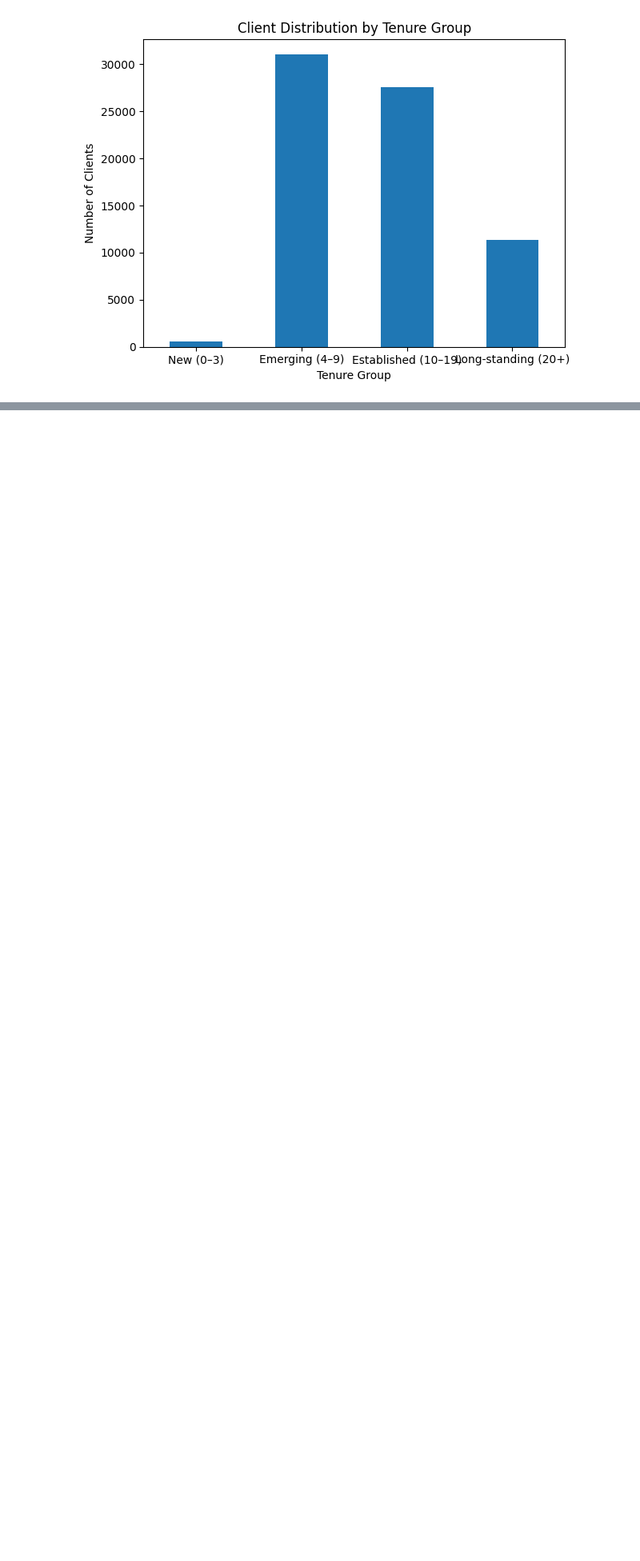
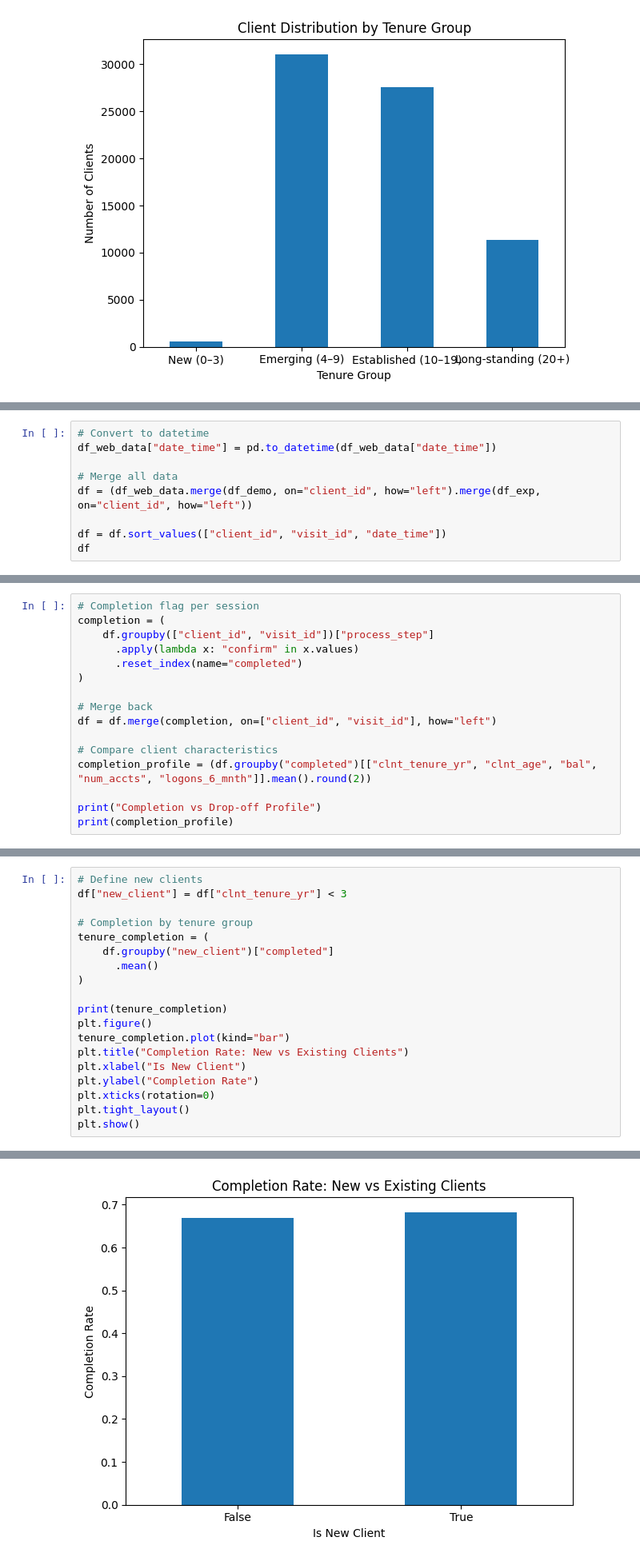
Before and after one commit to CharulMathur4592/week5_project_ab_testing, a Jupyter notebook: notebooks/analysis_charul.ipynb, the cells around one changed output, grey strips where cells are left out. Shown at 80% size. Saved outputs shown, nothing was run; the diff lists cells and outputs as text; blank space fills up the shorter version.

```diff
--- a/notebooks/analysis_charul.ipynb
+++ b/notebooks/analysis_charul.ipynb
@@ -79,0 +106,9 @@ plt.show()
+# %%
+# Convert to datetime
+df_web_data["date_time"] = pd.to_datetime(df_web_data["date_time"])
+
+# Merge all data
+df = (df_web_data.merge(df_demo, on="client_id", how="left").merge(df_exp, on="client_id", how="left"))
+
+df = df.sort_values(["client_id", "visit_id", "date_time"])
+df
@@ -79,0 +131,16 @@ plt.show()
+# %%
+# Completion flag per session
+completion = (
+    df.groupby(["client_id", "visit_id"])["process_step"]
+      .apply(lambda x: "confirm" in x.values)
+      .reset_index(name="completed")
+)
+
+# Merge back
+df = df.merge(completion, on=["client_id", "visit_id"], how="left")
+
+# Compare client characteristics
+completion_profile = (df.groupby("completed")[["clnt_tenure_yr", "clnt_age", "bal", "num_accts", "logons_6_mnth"]].mean().round(2))
+
+print("Completion vs Drop-off Profile")
+print(completion_profile)
@@ -79,0 +155,20 @@ plt.show()
+# %%
+# Define new clients
+df["new_client"] = df["clnt_tenure_yr"] < 3
+
+# Completion by tenure group
+tenure_completion = (
+    df.groupby("new_client")["completed"]
+      .mean()
+)
+
+print(tenure_completion)
+plt.figure()
+tenure_completion.plot(kind="bar")
+plt.title("Completion Rate: New vs Existing Clients")
+plt.xlabel("Is New Client")
+plt.ylabel("Completion Rate")
+plt.xticks(rotation=0)
+plt.tight_layout()
+plt.show()
+# %% [output]
@@ -79,0 +179 @@ plt.show()
+[figure, added]
```
Also changed, not shown: parts of 30 cells of this notebook.
